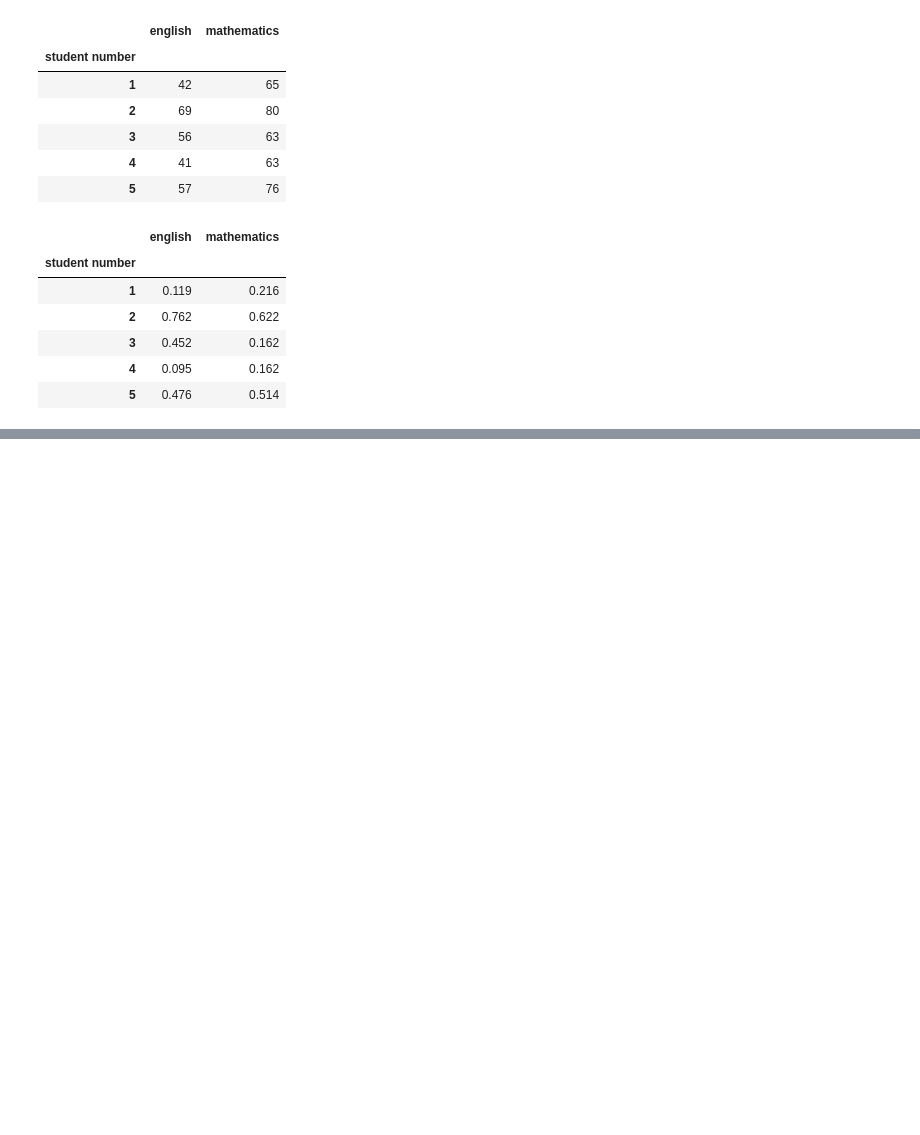
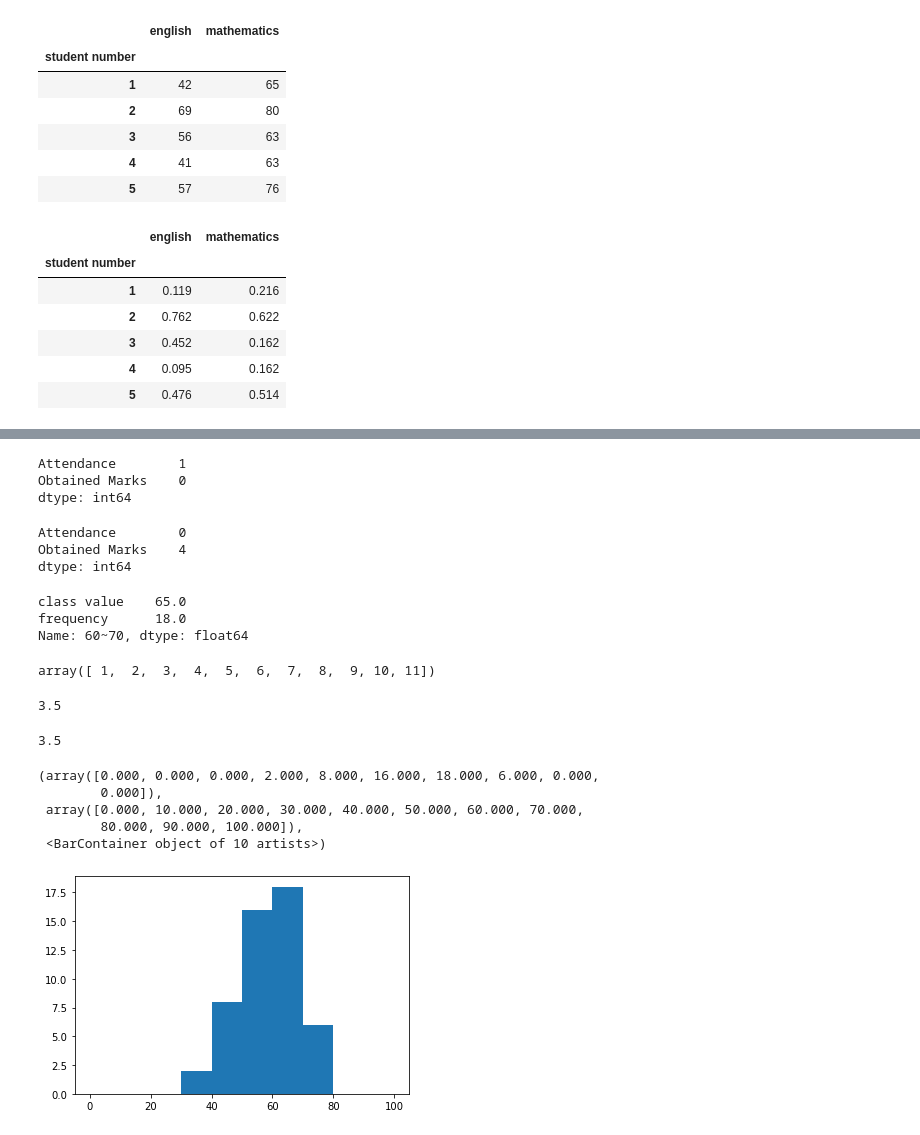
Before and after one commit to JngMkk/TIL, a Jupyter notebook: Python/Statistic/1_EDA.ipynb, the cells around one changed output, grey strips where cells are left out. Cells and saved outputs as stored; diff of their text form; code cells hidden in the pictures; blank space fills up the shorter version.

```diff
--- a/Python/Statistic/1_EDA.ipynb
+++ b/Python/Statistic/1_EDA.ipynb
@@ -380,0 +513,40 @@ pd.DataFrame(S, columns=df.columns, index=df.index).head()
+# %%
+series = df1.idxmax()
+series
+# %% [output]
+Attendance        1
+Obtained Marks    0
+dtype: int64
+# %%
+series = df1.idxmin()
+series
+# %% [output]
+Attendance        0
+Obtained Marks    4
+dtype: int64
+# %%
+hist.loc[hist.frequency.idxmax(), ['class value','frequency']]
+# %% [output]
+class value    65.0
+frequency      18.0
+Name: 60~70, dtype: float64
+# %%
+x = np.arange(1, 12, 1)
+x
+# %% [output]
+array([ 1,  2,  3,  4,  5,  6,  7,  8,  9, 10, 11])
+# %%
+np.percentile(x, 25)
+np.quantile(x, 0.25)
+# %% [output]
+3.5
+3.5
+# %%
+plt.hist(df.english, bins=10, range=(0,100))
+# %% [output]
+(array([0.000, 0.000, 0.000, 2.000, 8.000, 16.000, 18.000, 6.000, 0.000,
+        0.000]),
+ array([0.000, 10.000, 20.000, 30.000, 40.000, 50.000, 60.000, 70.000,
+        80.000, 90.000, 100.000]),
+ <BarContainer object of 10 artists>)
+[figure, added]
```
Also changed, not shown: parts of 15 cells of this notebook.
